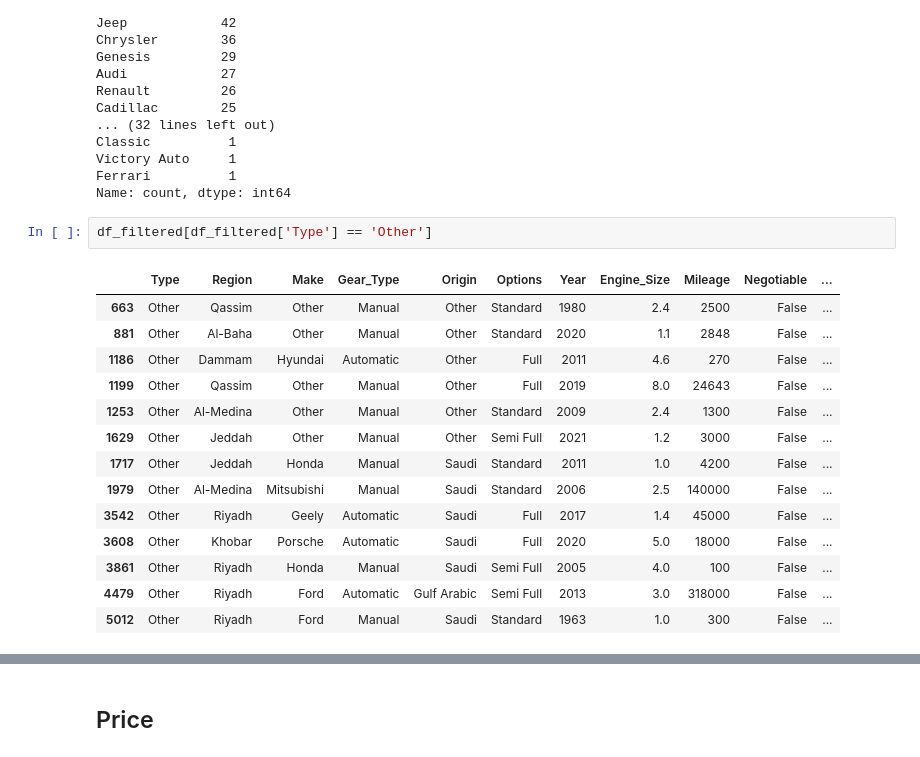
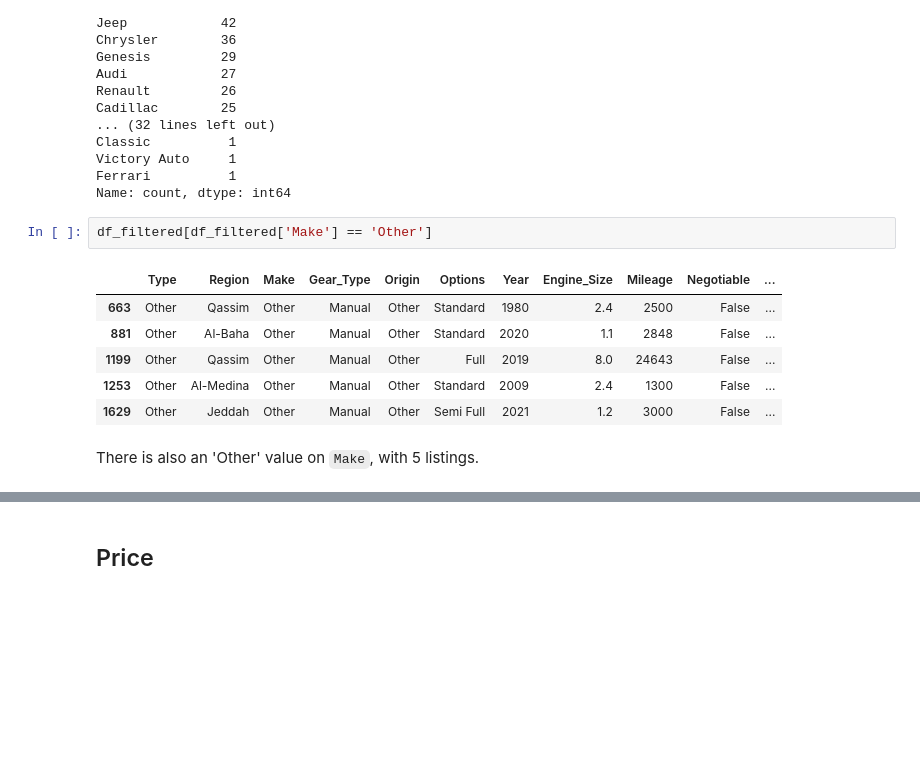
Before and after one commit to RioPramana21/Ctrl-Price-Taking-Control-of-Used-Car-Valuations-with-ML, a Jupyter notebook: code_files/project_code.ipynb, the cells around one changed output, grey strips where cells are left out. Saved outputs shown, nothing was run; the diff lists cells and outputs as text; blank space fills up the shorter version.

Commit message:
Fixed Type, Region, and Make EDA interpretation

```diff
--- a/code_files/project_code.ipynb
+++ b/code_files/project_code.ipynb
@@ -839,19 +845,13 @@ Victory Auto     1
 Ferrari          1
 Name: count, dtype: int64
 # %%
-df_filtered[df_filtered['Type'] == 'Other']
+df_filtered[df_filtered['Make'] == 'Other']
 # %% [output]
 |  | Type | Region | Make | Gear_Type | Origin | Options | Year | Engine_Size | Mileage | Negotiable | ... |
 | 663 | Other | Qassim | Other | Manual | Other | Standard | 1980 | 2.4 | 2500 | False | ... |
 | 881 | Other | Al-Baha | Other | Manual | Other | Standard | 2020 | 1.1 | 2848 | False | ... |
-| 1186 | Other | Dammam | Hyundai | Automatic | Other | Full | 2011 | 4.6 | 270 | False | ... |
 | 1199 | Other | Qassim | Other | Manual | Other | Full | 2019 | 8.0 | 24643 | False | ... |
 | 1253 | Other | Al-Medina | Other | Manual | Other | Standard | 2009 | 2.4 | 1300 | False | ... |
 | 1629 | Other | Jeddah | Other | Manual | Other | Semi Full | 2021 | 1.2 | 3000 | False | ... |
-| 1717 | Other | Jeddah | Honda | Manual | Saudi | Standard | 2011 | 1.0 | 4200 | False | ... |
-| 1979 | Other | Al-Medina | Mitsubishi | Manual | Saudi | Standard | 2006 | 2.5 | 140000 | False | ... |
-| 3542 | Other | Riyadh | Geely | Automatic | Saudi | Full | 2017 | 1.4 | 45000 | False | ... |
-| 3608 | Other | Khobar | Porsche | Automatic | Saudi | Full | 2020 | 5.0 | 18000 | False | ... |
-| 3861 | Other | Riyadh | Honda | Manual | Saudi | Semi Full | 2005 | 4.0 | 100 | False | ... |
-| 4479 | Other | Riyadh | Ford | Automatic | Gulf Arabic | Semi Full | 2013 | 3.0 | 318000 | False | ... |
-| 5012 | Other | Riyadh | Ford | Manual | Saudi | Standard | 1963 | 1.0 | 300 | False | ... |
+# %% [markdown]
+There is also an 'Other' value on `Make`, with 5 listings.
```
Also changed, not shown: parts of 4 cells of this notebook.
